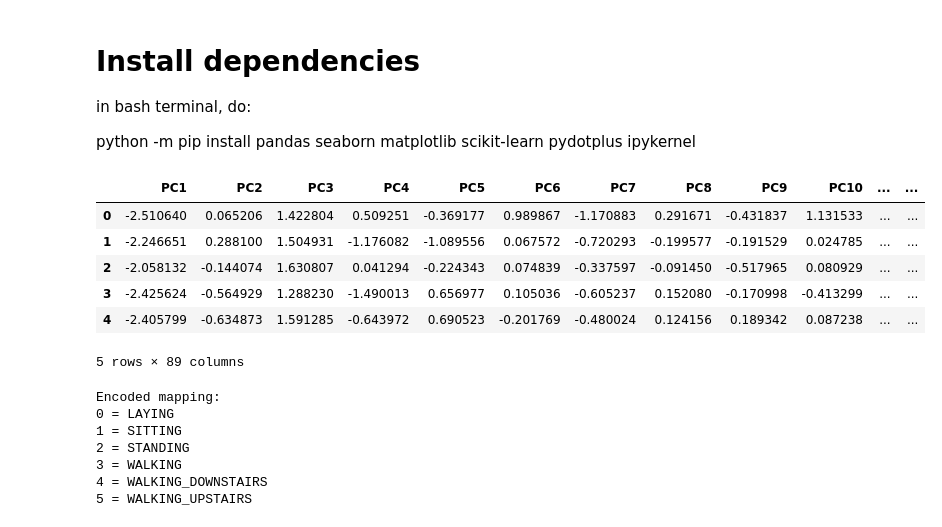
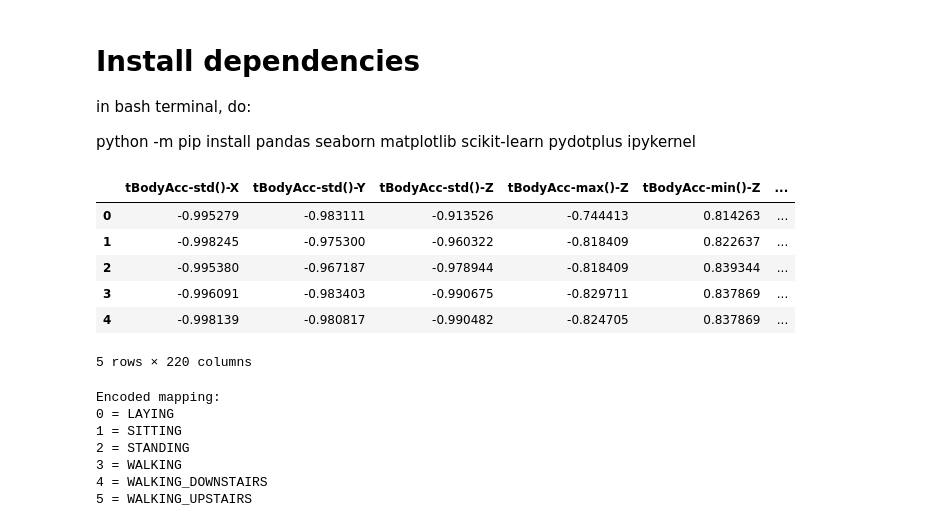
Before and after one commit to adham4786/HAML-ET, a Jupyter notebook: modelling/cart_v6.ipynb, the cells around one changed output. Cells and saved outputs as stored; diff of their text form; code cells hidden in the pictures.

```diff
--- a/modelling/cart_v6.ipynb
+++ b/modelling/cart_v6.ipynb
@@ -22,16 +22,16 @@ from IPython.display import Image
 from itertools import product
 from sklearn.metrics import f1_score
 # %%
-dataset = pd.read_csv('../dataset/datasets/full_v5_pca.csv')
+dataset = pd.read_csv('../dataset/datasets/full_v5.csv')
 dataset.head()
 # %% [output]
-|  | PC1 | PC2 | PC3 | PC4 | PC5 | PC6 | PC7 | PC8 | PC9 | PC10 | ... | ... |
-| 0 | -2.510640 | 0.065206 | 1.422804 | 0.509251 | -0.369177 | 0.989867 | -1.170883 | 0.291671 | -0.431837 | 1.131533 | ... | ... |
-| 1 | -2.246651 | 0.288100 | 1.504931 | -1.176082 | -1.089556 | 0.067572 | -0.720293 | -0.199577 | -0.191529 | 0.024785 | ... | ... |
-| 2 | -2.058132 | -0.144074 | 1.630807 | 0.041294 | -0.224343 | 0.074839 | -0.337597 | -0.091450 | -0.517965 | 0.080929 | ... | ... |
-| 3 | -2.425624 | -0.564929 | 1.288230 | -1.490013 | 0.656977 | 0.105036 | -0.605237 | 0.152080 | -0.170998 | -0.413299 | ... | ... |
-| 4 | -2.405799 | -0.634873 | 1.591285 | -0.643972 | 0.690523 | -0.201769 | -0.480024 | 0.124156 | 0.189342 | 0.087238 | ... | ... |
+|  | tBodyAcc-std()-X | tBodyAcc-std()-Y | tBodyAcc-std()-Z | tBodyAcc-max()-Z | tBodyAcc-min()-Z | ... |
+| 0 | -0.995279 | -0.983111 | -0.913526 | -0.744413 | 0.814263 | ... |
+| 1 | -0.998245 | -0.975300 | -0.960322 | -0.818409 | 0.822637 | ... |
+| 2 | -0.995380 | -0.967187 | -0.978944 | -0.818409 | 0.839344 | ... |
+| 3 | -0.996091 | -0.983403 | -0.990675 | -0.829711 | 0.837869 | ... |
+| 4 | -0.998139 | -0.980817 | -0.990482 | -0.824705 | 0.837869 | ... |
-5 rows × 89 columns
+5 rows × 220 columns
 # %%
 from sklearn.preprocessing import LabelEncoder
 
```
Also changed, not shown: parts of 5 cells of this notebook, 2 other files.
